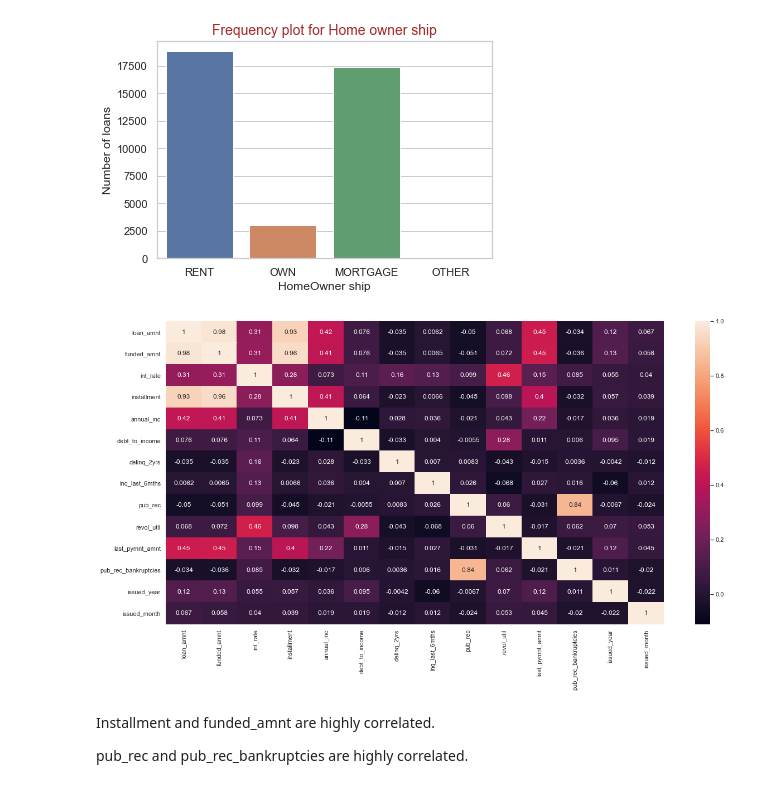
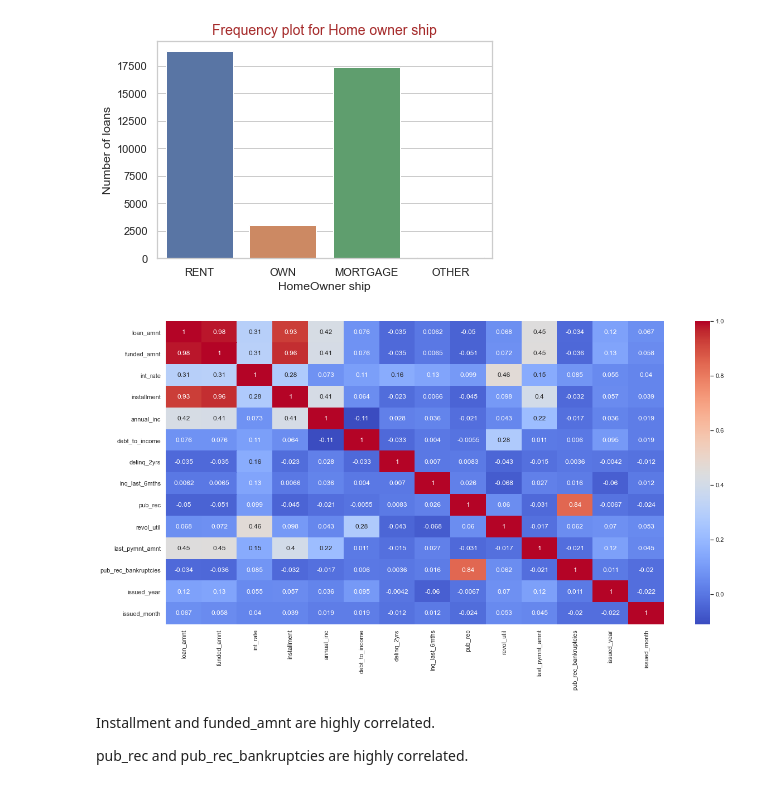
Before and after one commit to Sandhya-Girish/LendingClubCaseStudy, a Jupyter notebook: ML C34_SreevalliKaranam.ipynb, the cells around one changed output. Saved outputs shown, nothing was run; the diff lists cells and outputs as text; code cells hidden in the pictures.

```diff
--- a/ML C34_SreevalliKaranam.ipynb
+++ b/ML C34_SreevalliKaranam.ipynb
@@ -245,8 +255,8 @@ Values needs to be changed and impute most common value for null values
 df_loan["emp_length"]=df_loan["emp_length"].str.rstrip("+ years")
 #Replace <1 to 0 in emp_length
 df_loan["emp_length"]=df_loan["emp_length"].replace({"< 1":"0"})
-#Replace Null values with Not specified rather tham imputing values as the number of Nulls is 1075 which may effect the analysis
-df_loan["emp_length"]=df_loan["emp_length"].fillna("Not Specified")
+#Replace Null values with most common value as the null values around 3%
+df_loan["emp_length"]=df_loan["emp_length"].fillna(df_loan['emp_length'].mode()[0])
 #Renaming column for better understanding
 df_loan.rename(columns = {'emp_length':'employee_experience'}, inplace = True)
 df_loan.employee_experience.value_counts()
@@ -796,12 +803,10 @@ plt.show()
 [figure]
 # %%
 #correlation between variables
-#imp_features = df_loan[['annual_inc','revol_util','funded_amnt','term_in_months','delinq_2yrs','installment','int_rate','debt_to_income']]
-plt.figure(figsize=(20,10))
-sns.heatmap(df_loan.corr(),annot=True)
+corr=sns.heatmap(df_loan.corr(),annot=True,cmap='coolwarm')
 plt.show()
 # %% [output]
-[figure, old version]
+[figure, new version]
 # %% [markdown]
 Installment and funded_amnt are highly correlated.
 
```
Also changed, not shown: parts of 38 cells of this notebook.
